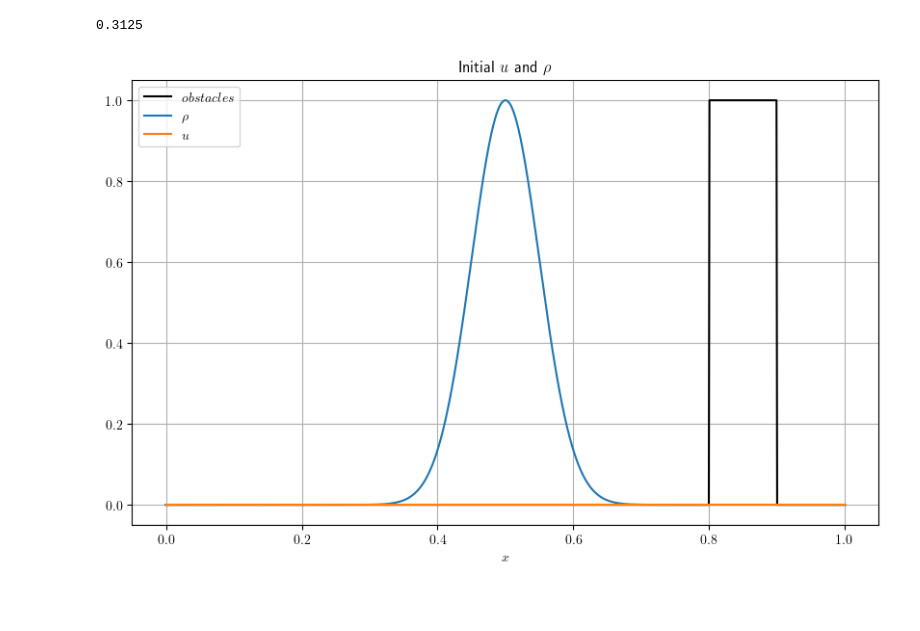
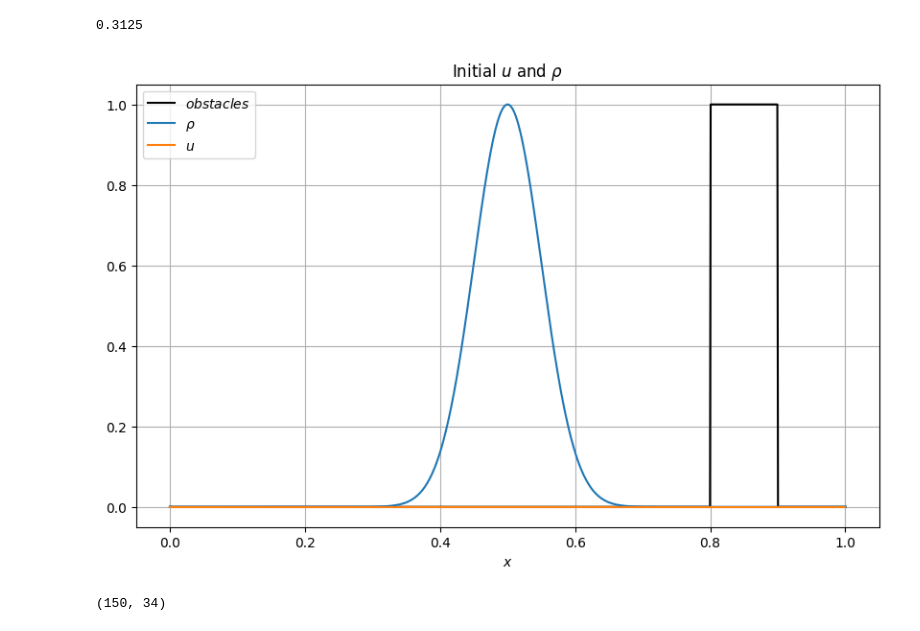
Before and after one commit to LukGross/lattice_boltzmann, a Jupyter notebook: notebooks/LBM_TN.ipynb, the cells around one changed output. Saved outputs shown, nothing was run; the diff lists cells and outputs as text; code cells hidden in the pictures; blank space fills up the shorter version.

Commit message:
jit frame steps

```diff
--- a/notebooks/LBM_TN.ipynb
+++ b/notebooks/LBM_TN.ipynb
@@ -39,6 +43,7 @@ kron = jnp.array(kron_delta(2))
 def calc_rho(left, mid, right):
     sum = left[:]
     sum = add_MPS_MPS(sum, mid)
+    sum = compress_MPS(sum, max_bond=max_bond)
     sum = add_MPS_MPS(sum, right)
     sum = compress_MPS(sum, max_bond=max_bond)
     return sum
@@ -267,33 +301,37 @@ print(ratio)
 # %%
 import matplotlib.pyplot as plt
 
-plt.rcParams["text.usetex"] = True
+#plt.rcParams["text.usetex"] = True
 
 rho, u = calc_rho_u(left, mid, right)
 rho_initial = contract_MPS(rho).reshape(vec_shape) - 1
 u_initial = contract_MPS(u).reshape(vec_shape)
 
 # Create the plot
 plt.figure(figsize=(10, 6))
 plt.plot(
     x_values,
     contract_MPS(obstacles).reshape(vec_shape),
     label=r"$obstacles$",
     color="black",
 )
 plt.plot(x_values, rho_initial, label=r"$\rho$")
 plt.plot(x_values, u_initial, label=r"$u$")
 
 # Customize the plot
 plt.xlabel(r"$x$")
 plt.title(r"Initial $u$ and $\rho$")
 plt.legend()
 plt.grid(True)
 
 # Show the plot
 plt.show()
 # %% [output]
-[figure, old version]
+[figure, new version]
+# %%
+frames_necessary, frame_steps
+# %% [output]
+(150, 34)
 # %%
 data = []
 rho, u = calc_rho_u(left, mid, right)
```
Also changed, not shown: parts of 8 cells of this notebook.
